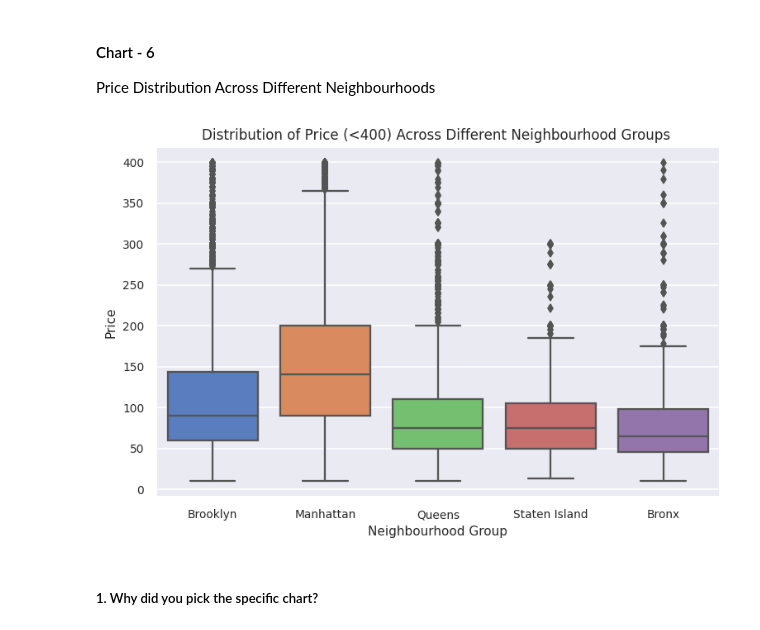
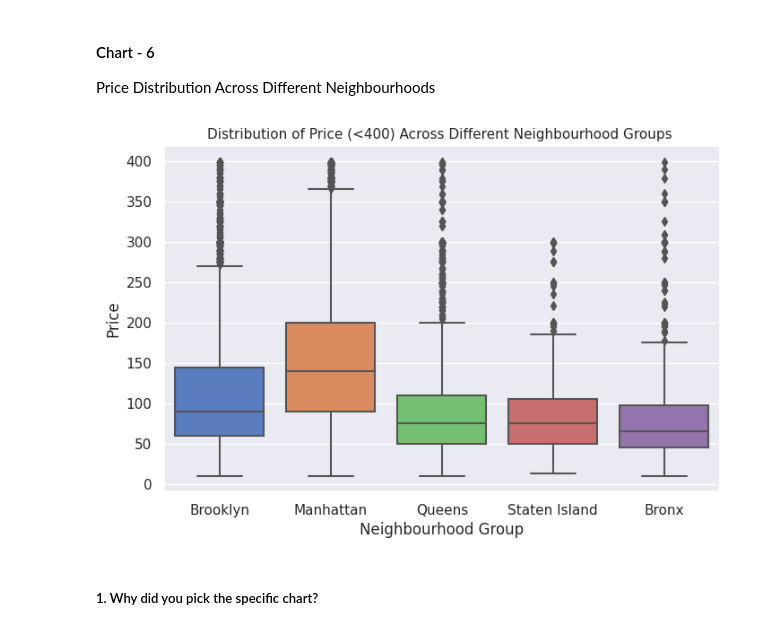
Before and after one commit to abhijain1216/Airbnb-Bookings-Analysis-EDA, a Jupyter notebook: Airbnb_Bookings_Analysis_EDA.ipynb, the cells around one changed output. Drawn from its saved outputs; the diff is of its cells as text; code cells hidden in the pictures.

```diff
--- a/Airbnb_Bookings_Analysis_EDA.ipynb
+++ b/Airbnb_Bookings_Analysis_EDA.ipynb
@@ -592,16 +592,14 @@ Almost 97 percent of rooms are Home apartments or Private rooms, and the rest ar
 Price Distribution Across Different Neighbourhoods
 # %%
 # Chart - 6 visualization code
-plt.figure(figsize = (8,5),dpi = 110)
+plt.figure(figsize = (8,5))
 sns.boxplot(data = airbnb[airbnb.price<400],x = 'neighbourhood_group',y = 'price',palette = 'muted')
 plt.title("Distribution of Price (<400) Across Different Neighbourhood Groups ",fontsize=11)
-plt.xlabel('Neighbourhood Group',fontsize=10)
-plt.xticks(fontsize = 9)
-plt.yticks(fontsize = 9)
-plt.ylabel('Price',fontsize=10)
+plt.xlabel('Neighbourhood Group')
+plt.ylabel('Price')
 plt.show()
 # %% [output]
-[figure, old version]
+[figure, new version]
 # %% [markdown]
 ##### 1. Why did you pick the specific chart?
 # %% [markdown]
```
Also changed, not shown: parts of 4 cells of this notebook.
